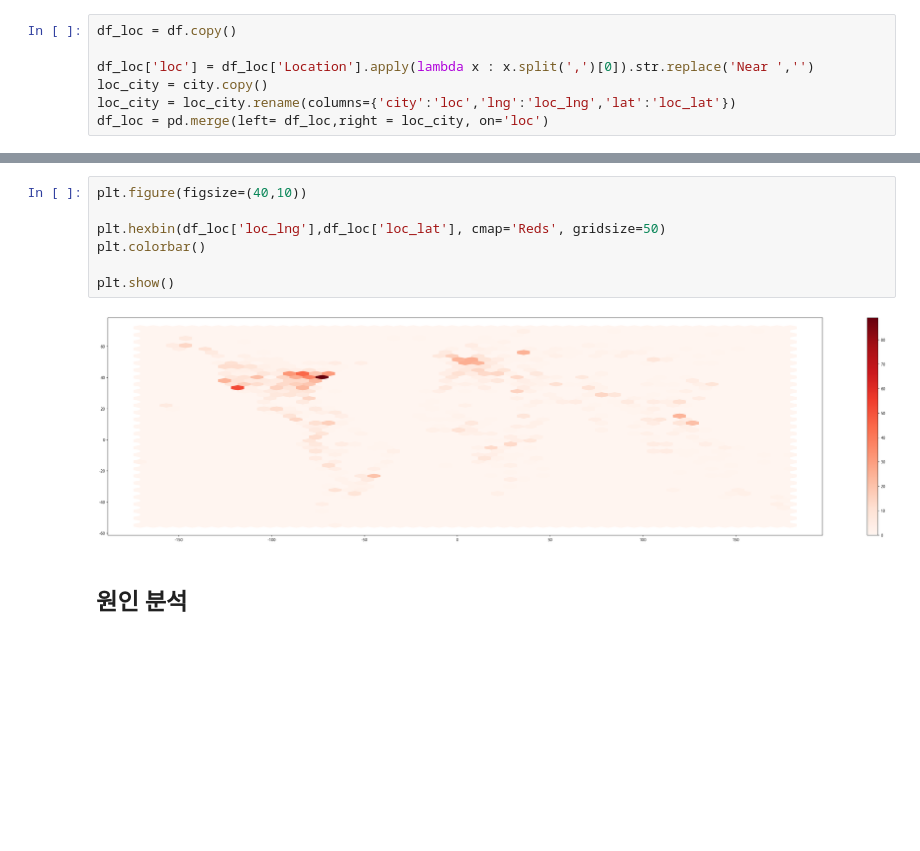
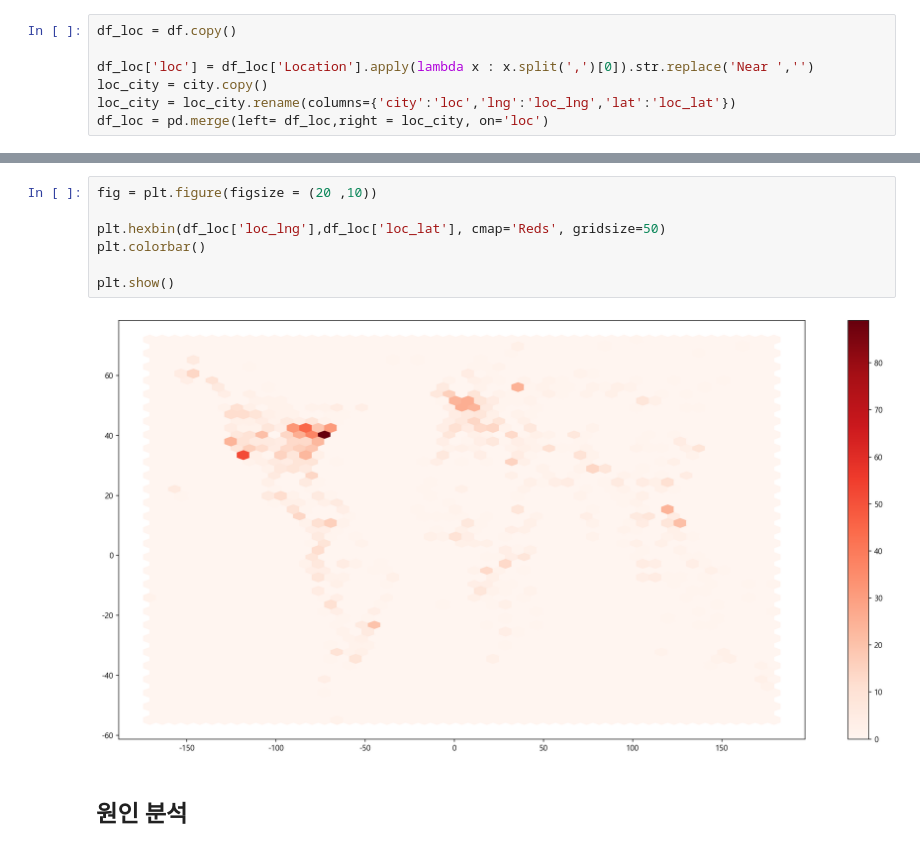
Before and after one commit to sarcomaXD/wellknown, a Jupyter notebook: Airplane_Crashes/airplane_crashed_beck.ipynb, the cells around one changed output, grey strips where cells are left out. Drawn from its saved outputs; the diff is of its cells as text; blank space fills up the shorter version.

```diff
--- a/Airplane_Crashes/airplane_crashed_beck.ipynb
+++ b/Airplane_Crashes/airplane_crashed_beck.ipynb
@@ -276,12 +317,12 @@ df_loc = pd.merge(left= df_loc,right = loc_city, on='loc')
 # %%
-plt.figure(figsize=(40,10))
+fig = plt.figure(figsize = (20 ,10))
 
 plt.hexbin(df_loc['loc_lng'],df_loc['loc_lat'], cmap='Reds', gridsize=50)
 plt.colorbar()
 
 plt.show()
 # %% [output]
-[figure, old version]
+[figure, new version]
 # %% [markdown]
 ## 원인 분석
 # %%
```
Also changed, not shown: parts of 11 cells of this notebook.
